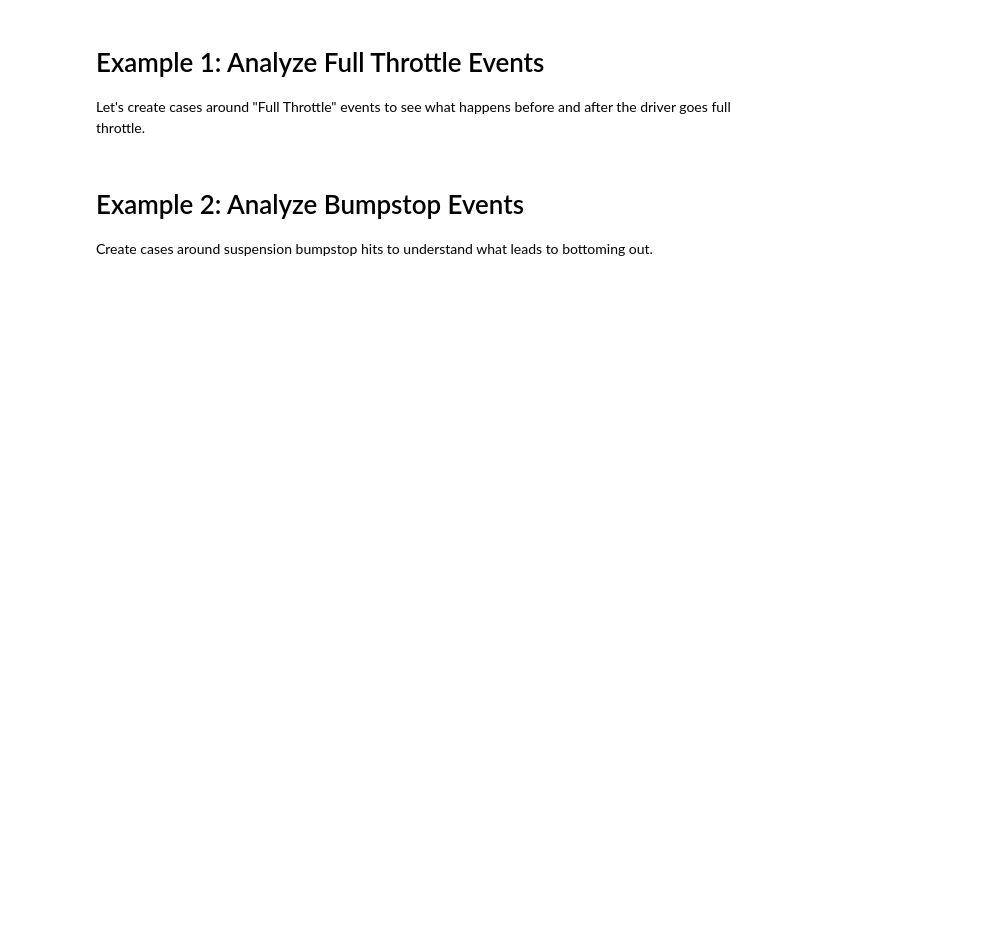
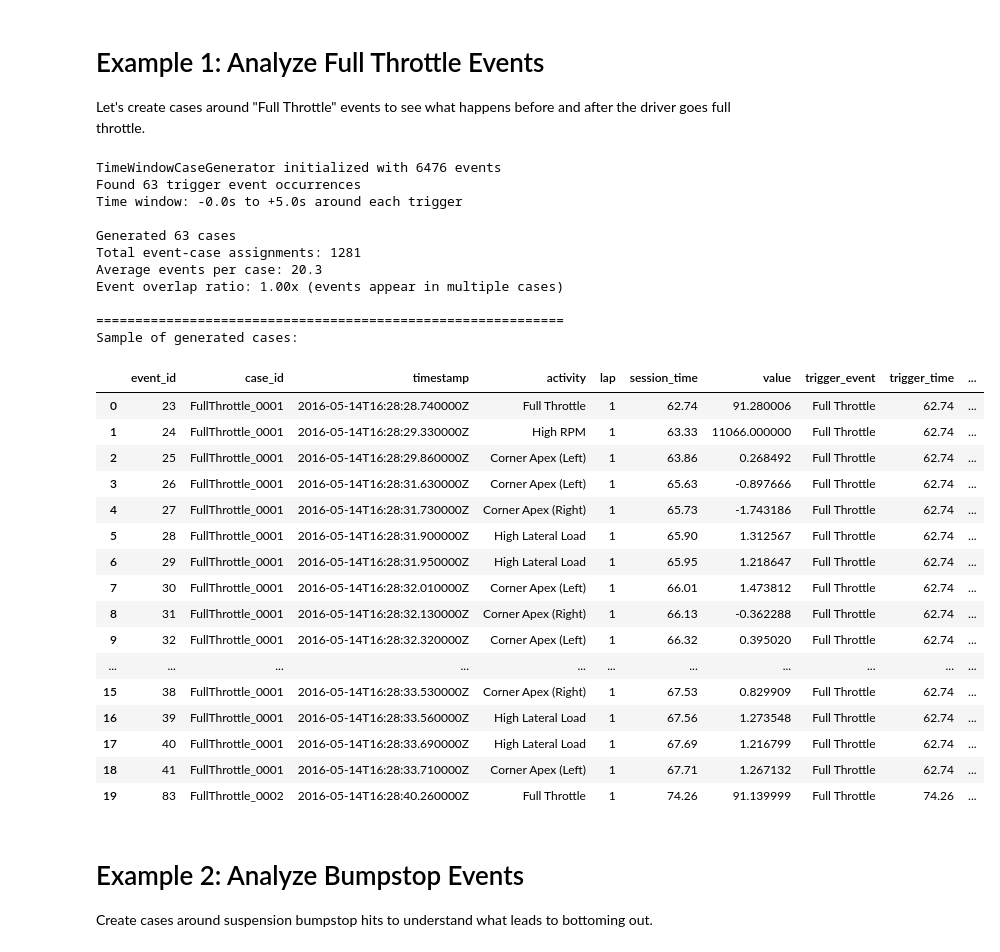
Before and after one commit to GarrettGruss/process-mining-demo, a Jupyter notebook: examples/example_4/example_4_part_2.ipynb, the cells around one changed output. Cells and saved outputs as stored; diff of their text form; code cells hidden in the pictures; blank space fills up the shorter version.

```diff
--- a/examples/example_4/example_4_part_2.ipynb
+++ b/examples/example_4/example_4_part_2.ipynb
@@ -813,16 +852,45 @@ Let's create cases around "Full Throttle" events to see what happens before and
 # %%
 # Initialize the case generator
 case_gen = TimeWindowCaseGenerator(events_df)
 
 # Generate cases around Full Throttle events
 # Look at 3 seconds before and 5 seconds after each full throttle application
 throttle_cases = case_gen.generate_cases(
-    trigger_event='Full Throttle',
-    time_before=3.0,  # 3 seconds before
-    time_after=5.0,   # 5 seconds after
-    case_prefix='FullThrottle'
+    trigger_event="Full Throttle",
+    time_before=0.0,  # 0 seconds before
+    time_after=5.0,  # 5 seconds after
+    case_prefix="FullThrottle",
 )
 
-print(f"\n{'='*60}")
+print(f"\n{'=' * 60}")
 print("Sample of generated cases:")
 throttle_cases.head(20)
+# %% [output]
+TimeWindowCaseGenerator initialized with 6476 events
+Found 63 trigger event occurrences
+Time window: -0.0s to +5.0s around each trigger
+
+Generated 63 cases
+Total event-case assignments: 1281
+Average events per case: 20.3
+Event overlap ratio: 1.00x (events appear in multiple cases)
+
+============================================================
+Sample of generated cases:
+|  | event_id | case_id | timestamp | activity | lap | session_time | value | trigger_event | trigger_time | ... |
+| 0 | 23 | FullThrottle_0001 | 2016-05-14T16:28:28.740000Z | Full Throttle | 1 | 62.74 | 91.280006 | Full Throttle | 62.74 | ... |
+| 1 | 24 | FullThrottle_0001 | 2016-05-14T16:28:29.330000Z | High RPM | 1 | 63.33 | 11066.000000 | Full Throttle | 62.74 | ... |
+| 2 | 25 | FullThrottle_0001 | 2016-05-14T16:28:29.860000Z | Corner Apex (Left) | 1 | 63.86 | 0.268492 | Full Throttle | 62.74 | ... |
+| 3 | 26 | FullThrottle_0001 | 2016-05-14T16:28:31.630000Z | Corner Apex (Left) | 1 | 65.63 | -0.897666 | Full Throttle | 62.74 | ... |
+| 4 | 27 | FullThrottle_0001 | 2016-05-14T16:28:31.730000Z | Corner Apex (Right) | 1 | 65.73 | -1.743186 | Full Throttle | 62.74 | ... |
+| 5 | 28 | FullThrottle_0001 | 2016-05-14T16:28:31.900000Z | High Lateral Load | 1 | 65.90 | 1.312567 | Full Throttle | 62.74 | ... |
+| 6 | 29 | FullThrottle_0001 | 2016-05-14T16:28:31.950000Z | High Lateral Load | 1 | 65.95 | 1.218647 | Full Throttle | 62.74 | ... |
+| 7 | 30 | FullThrottle_0001 | 2016-05-14T16:28:32.010000Z | Corner Apex (Left) | 1 | 66.01 | 1.473812 | Full Throttle | 62.74 | ... |
+| 8 | 31 | FullThrottle_0001 | 2016-05-14T16:28:32.130000Z | Corner Apex (Right) | 1 | 66.13 | -0.362288 | Full Throttle | 62.74 | ... |
+| 9 | 32 | FullThrottle_0001 | 2016-05-14T16:28:32.320000Z | Corner Apex (Left) | 1 | 66.32 | 0.395020 | Full Throttle | 62.74 | ... |
+| ... | ... | ... | ... | ... | ... | ... | ... | ... | ... | ... |
+| 15 | 38 | FullThrottle_0001 | 2016-05-14T16:28:33.530000Z | Corner Apex (Right) | 1 | 67.53 | 0.829909 | Full Throttle | 62.74 | ... |
+| 16 | 39 | FullThrottle_0001 | 2016-05-14T16:28:33.560000Z | High Lateral Load | 1 | 67.56 | 1.273548 | Full Throttle | 62.74 | ... |
+| 17 | 40 | FullThrottle_0001 | 2016-05-14T16:28:33.690000Z | High Lateral Load | 1 | 67.69 | 1.216799 | Full Throttle | 62.74 | ... |
+| 18 | 41 | FullThrottle_0001 | 2016-05-14T16:28:33.710000Z | Corner Apex (Left) | 1 | 67.71 | 1.267132 | Full Throttle | 62.74 | ... |
+| 19 | 83 | FullThrottle_0002 | 2016-05-14T16:28:40.260000Z | Full Throttle | 1 | 74.26 | 91.139999 | Full Throttle | 74.26 | ... |
```
Also changed, not shown: parts of 20 cells of this notebook, 1 other file.
